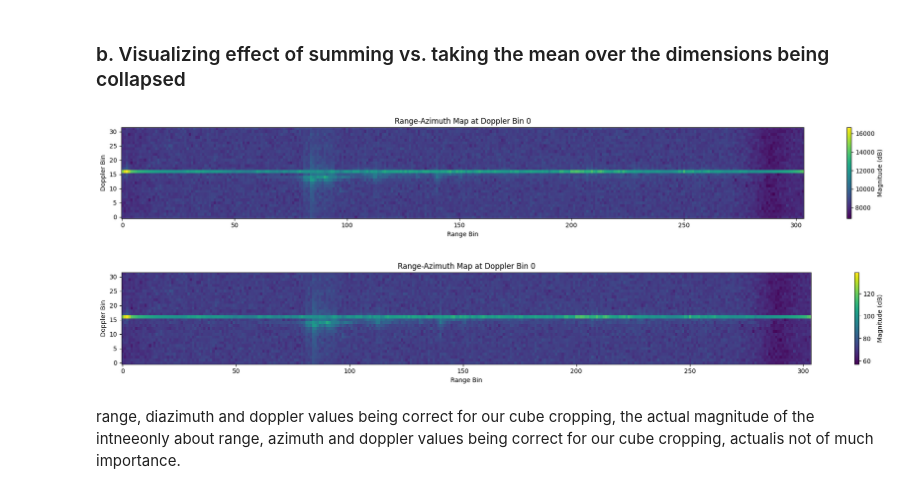
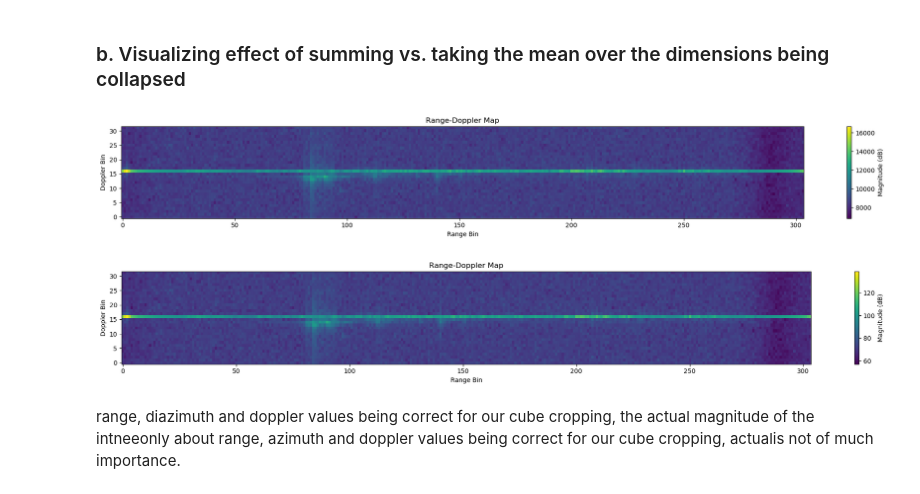
Before and after one commit to Soldann/CaRLi-V, a Jupyter notebook: examples/RaDICaL_radar_cube.ipynb, the cells around one changed output. Saved outputs shown, nothing was run; the diff lists cells and outputs as text; code cells hidden in the pictures.

```diff
--- a/examples/RaDICaL_radar_cube.ipynb
+++ b/examples/RaDICaL_radar_cube.ipynb
@@ -212,17 +219,17 @@ As we have negative and positive velocities, we do indeed want the zero bin to b
 # %%
 # Collapse data into a 2D slice, collapsing over the azimuth dimension
 collapsed_range_doppler = np.sum(20 * np.log10(np.abs(radar_cube)), axis=1)  # Sum over azimuth dimension
 
 plt.figure(figsize=(20, 3))
 plt.imshow(collapsed_range_doppler, aspect='auto', origin='lower', cmap='viridis')
 plt.colorbar(label='Magnitude (dB)')
 plt.xlabel('Range Bin')
 plt.ylabel('Doppler Bin')
-plt.title(f'Range-Azimuth Map at Doppler Bin {doppler_bin}')
+plt.title(f'Range-Doppler Map')
 plt.tight_layout()
 plt.show()
 # %% [output]
-[figure, old version]
+[figure, new version]
 # %%
 # Collapse data into a 2D slice, collapsing over the azimuth dimension
 collapsed_range_doppler = np.mean(20 * np.log10(np.abs(radar_cube)), axis=1)  # Sum over azimuth dimension
@@ -232,11 +239,11 @@ plt.imshow(collapsed_range_doppler, aspect='auto', origin='lower', cmap='viridis
 plt.colorbar(label='Magnitude (dB)')
 plt.xlabel('Range Bin')
 plt.ylabel('Doppler Bin')
-plt.title(f'Range-Azimuth Map at Doppler Bin {doppler_bin}')
+plt.title(f'Range-Doppler Map')
 plt.tight_layout()
 plt.show()
 # %% [output]
-[figure, old version]
+[figure, new version]
 # %% [markdown]
 range, diazimuth and doppler values being correct for our cube cropping, the actual magnitude of the intneeonly about range, azimuth and doppler values being correct for our cube cropping,  actualis not of much importance.
 # %% [markdown]
```
Also changed, not shown: parts of 71 cells of this notebook.
